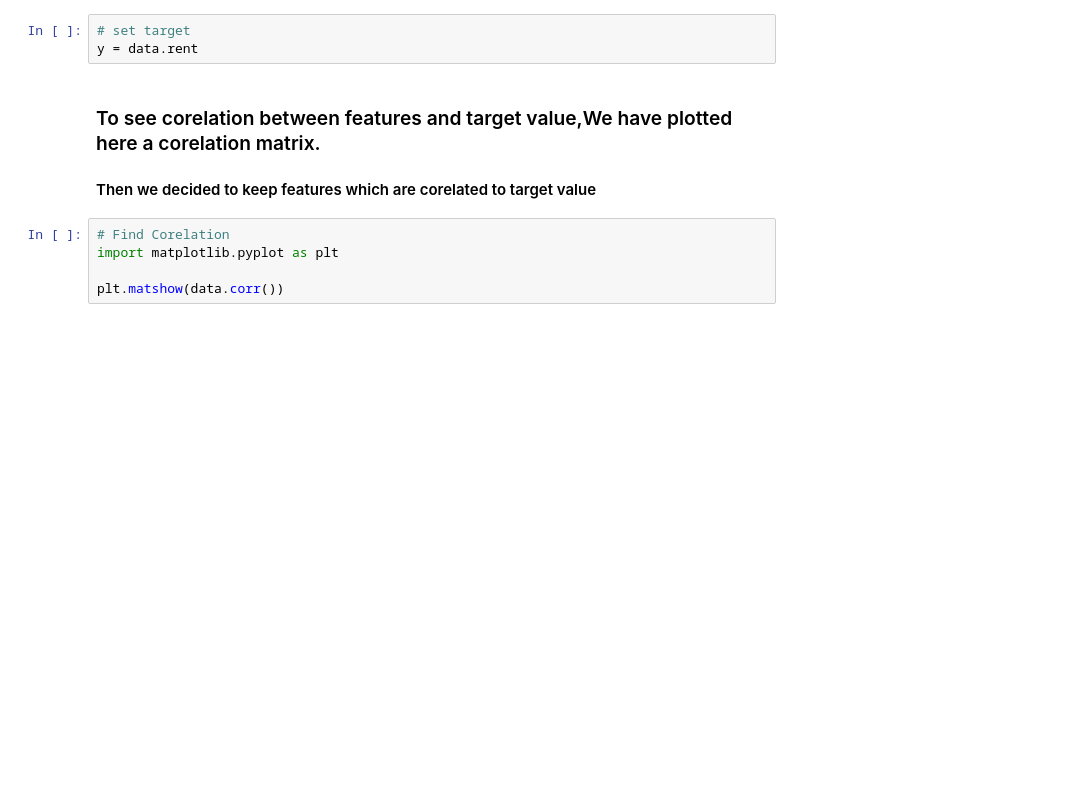
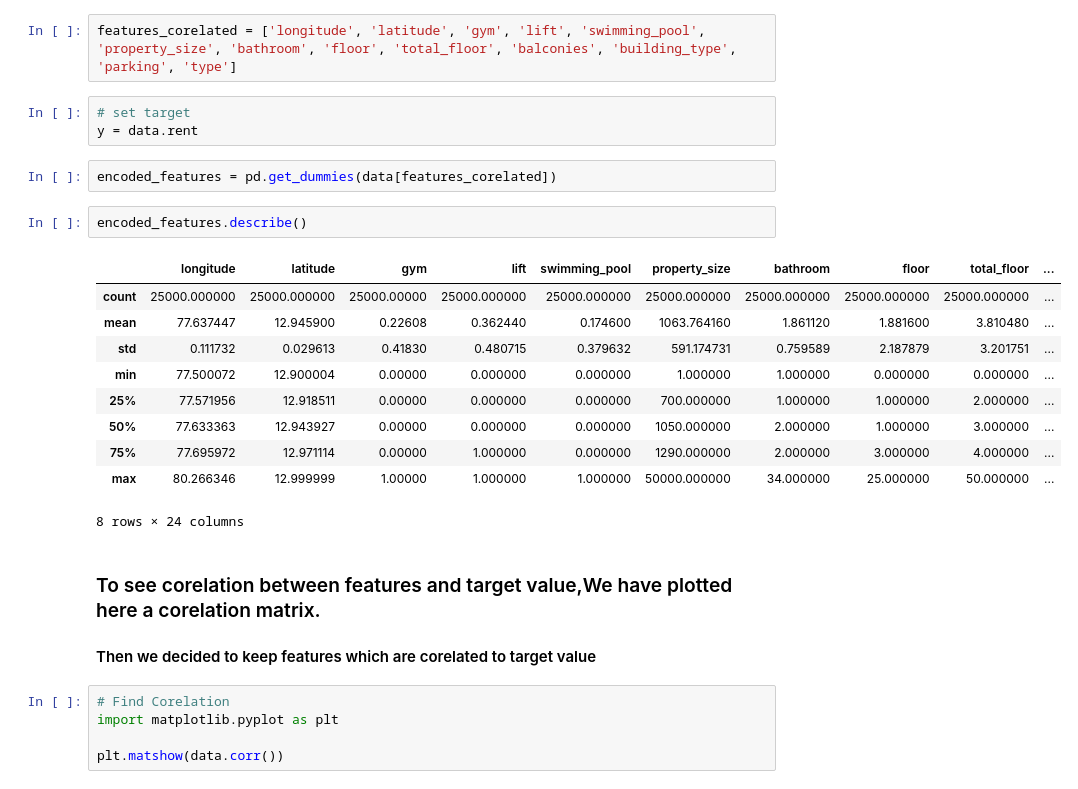
Before and after one commit to CapstoneProject18/House-Price-Predicting-Model, a Jupyter notebook: Data Analysis.ipynb, the cells around one changed output. Cells and saved outputs as stored; diff of their text form; blank space fills up the shorter version.

```diff
--- a/Data Analysis.ipynb
+++ b/Data Analysis.ipynb
@@ -49,9 +50,26 @@ balconies          float64
 rent                 int64
 deposit            float64
 dtype: object
+# %%
+features_corelated = ['longitude', 'latitude', 'gym', 'lift', 'swimming_pool', 'property_size', 'bathroom', 'floor', 'total_floor', 'balconies', 'building_type', 'parking', 'type']
 # %%
 # set target
 y = data.rent
+# %%
+encoded_features = pd.get_dummies(data[features_corelated])
+# %%
+encoded_features.describe()
+# %% [output]
+|  | longitude | latitude | gym | lift | swimming_pool | property_size | bathroom | floor | total_floor | ... |
+| count | 25000.000000 | 25000.000000 | 25000.00000 | 25000.000000 | 25000.000000 | 25000.000000 | 25000.000000 | 25000.000000 | 25000.000000 | ... |
+| mean | 77.637447 | 12.945900 | 0.22608 | 0.362440 | 0.174600 | 1063.764160 | 1.861120 | 1.881600 | 3.810480 | ... |
+| std | 0.111732 | 0.029613 | 0.41830 | 0.480715 | 0.379632 | 591.174731 | 0.759589 | 2.187879 | 3.201751 | ... |
+| min | 77.500072 | 12.900004 | 0.00000 | 0.000000 | 0.000000 | 1.000000 | 1.000000 | 0.000000 | 0.000000 | ... |
+| 25% | 77.571956 | 12.918511 | 0.00000 | 0.000000 | 0.000000 | 700.000000 | 1.000000 | 1.000000 | 2.000000 | ... |
+| 50% | 77.633363 | 12.943927 | 0.00000 | 0.000000 | 0.000000 | 1050.000000 | 2.000000 | 1.000000 | 3.000000 | ... |
+| 75% | 77.695972 | 12.971114 | 0.00000 | 1.000000 | 0.000000 | 1290.000000 | 2.000000 | 3.000000 | 4.000000 | ... |
+| max | 80.266346 | 12.999999 | 1.00000 | 1.000000 | 1.000000 | 50000.000000 | 34.000000 | 25.000000 | 50.000000 | ... |
+8 rows × 24 columns
 # %% [markdown]
 ### To see corelation between features and target value,We have plotted here a corelation matrix.
 
```
Also changed, not shown: parts of 2 cells of this notebook.
